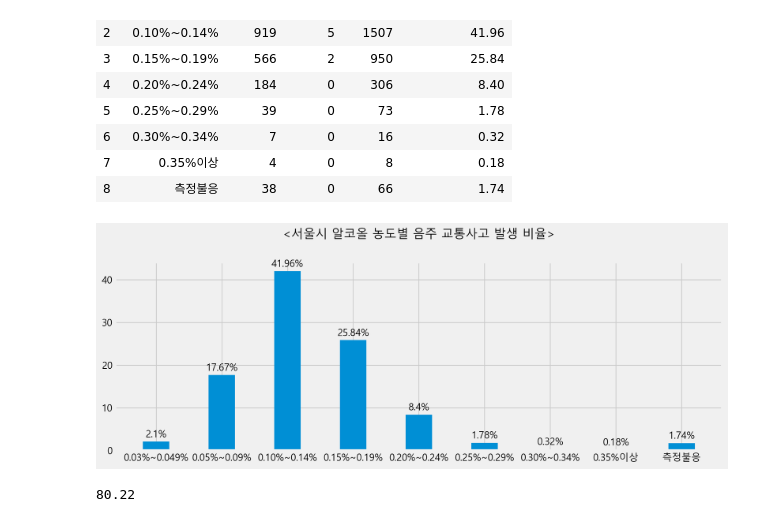
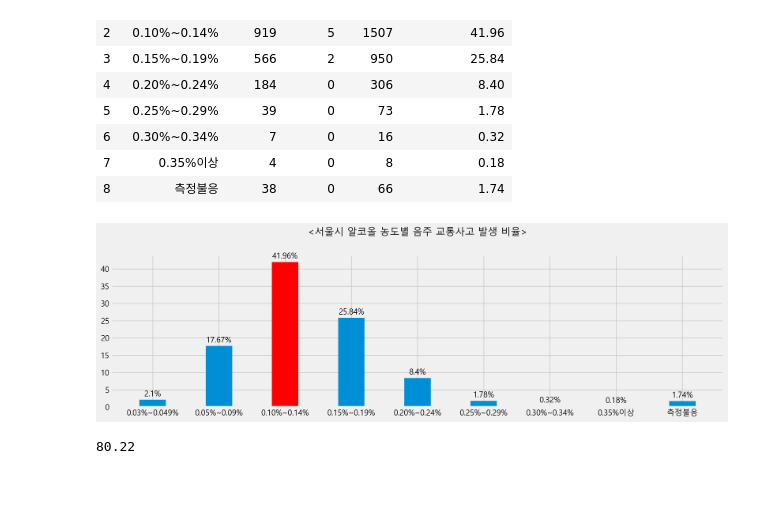
Before and after one commit to jeonprize/Accident, a Jupyter notebook: acl_accident.ipynb, the cells around one changed output. Saved outputs shown, nothing was run; the diff lists cells and outputs as text; code cells hidden in the pictures; blank space fills up the shorter version.

```diff
--- a/acl_accident.ipynb
+++ b/acl_accident.ipynb
@@ -398,17 +398,21 @@ acl_df
 | 7 | 0.35%이상 | 4 | 0 | 8 | 0.18 |
 | 8 | 측정불응 | 38 | 0 | 66 | 1.74 |
 # %%
-plt.figure(figsize=(12,4))
-plt.bar(acl_df["알코올 농도"],acl_df["사고 발생 비율(%)"],width=0.4)
-plt.title("<서울시 알코올 농도별 음주 교통사고 발생 비율>",pad=30,fontsize=15)
-plt.xticks(fontsize=12)
-plt.yticks(fontsize=12)
+fig, ax = plt.subplots(figsize=(15, 4))
+ax.bar(acl_df["알코올 농도"], acl_df["사고 발생 비율(%)"], width=0.4)
+ax.set_title("<서울시 알코올 농도별 음주 교통사고 발생 비율>", pad=30, fontsize=15)
+ax.tick_params(labelsize=12)
 
-for x,y in enumerate(acl_df["사고 발생 비율(%)"]):
-    plt.text(x, y+1, f"{y}%", size=12, ha="center")
+for x, y in enumerate(acl_df["사고 발생 비율(%)"]):
+    ax.text(x, y+1, f"{y}%", size=12, ha="center")
+
+heights = [p.get_height() for p in ax.patches]
+highest = np.argmax(heights)
+ax.patches[highest].set_facecolor("red")
+
 plt.show()
 # %% [output]
-[figure, old version]
+[figure, new version]
 # %%
 acl_df["사고 발생 비율(%)"][2:].sum()
 # %% [output]
```
Also changed, not shown: parts of 8 cells of this notebook.
